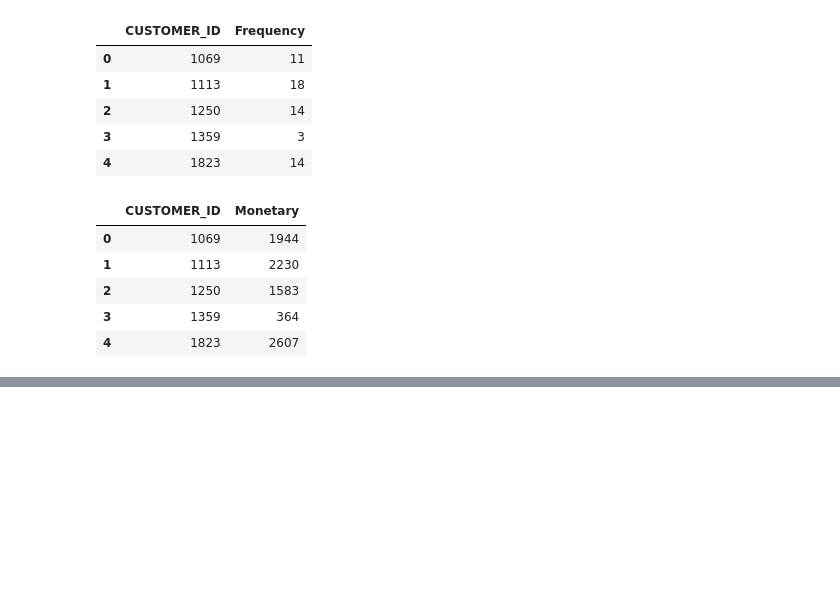
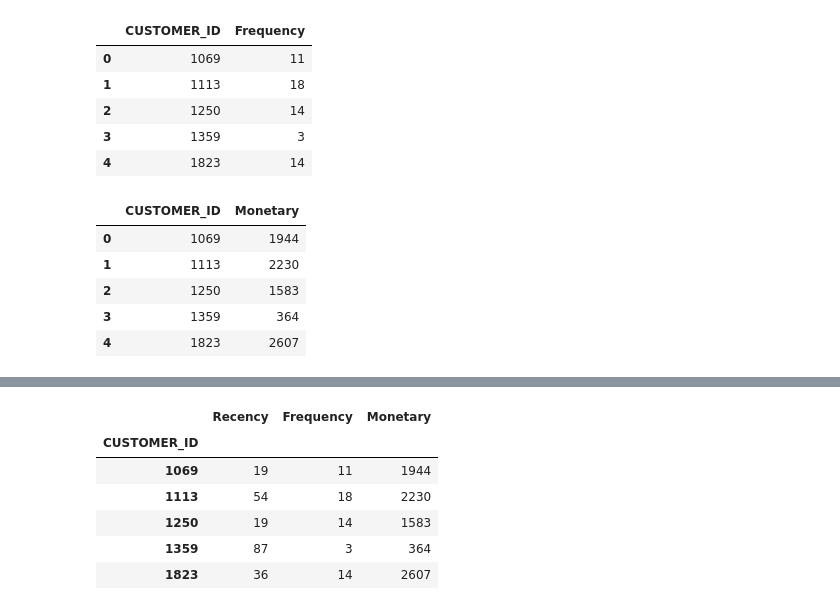
Before and after one commit to kristaLumbantoruan/customer-clustering-for-crm-in-xyz-store, a Jupyter notebook: Customer_Clustering.ipynb, the cells around one changed output, grey strips where cells are left out. Drawn from its saved outputs; the diff is of its cells as text; code cells hidden in the pictures; blank space fills up the shorter version.

```diff
--- a/Customer_Clustering.ipynb
+++ b/Customer_Clustering.ipynb
@@ -252,0 +267,13 @@ MScores.reset_index().head()
+# %%
+#merge with monetary dataframe to get a table with 3 columns
+RFMScoring = temp_df.merge(MScores, on='CUSTOMER_ID')
+#check the head
+RFMScoring.head()
+# %% [output]
+|  | Recency | Frequency | Monetary |
+| CUSTOMER_ID |  |  |  |
+| 1069 | 19 | 11 | 1944 |
+| 1113 | 54 | 18 | 2230 |
+| 1250 | 19 | 14 | 1583 |
+| 1359 | 87 | 3 | 364 |
+| 1823 | 36 | 14 | 2607 |
```
Also changed, not shown: parts of 4 cells of this notebook.
